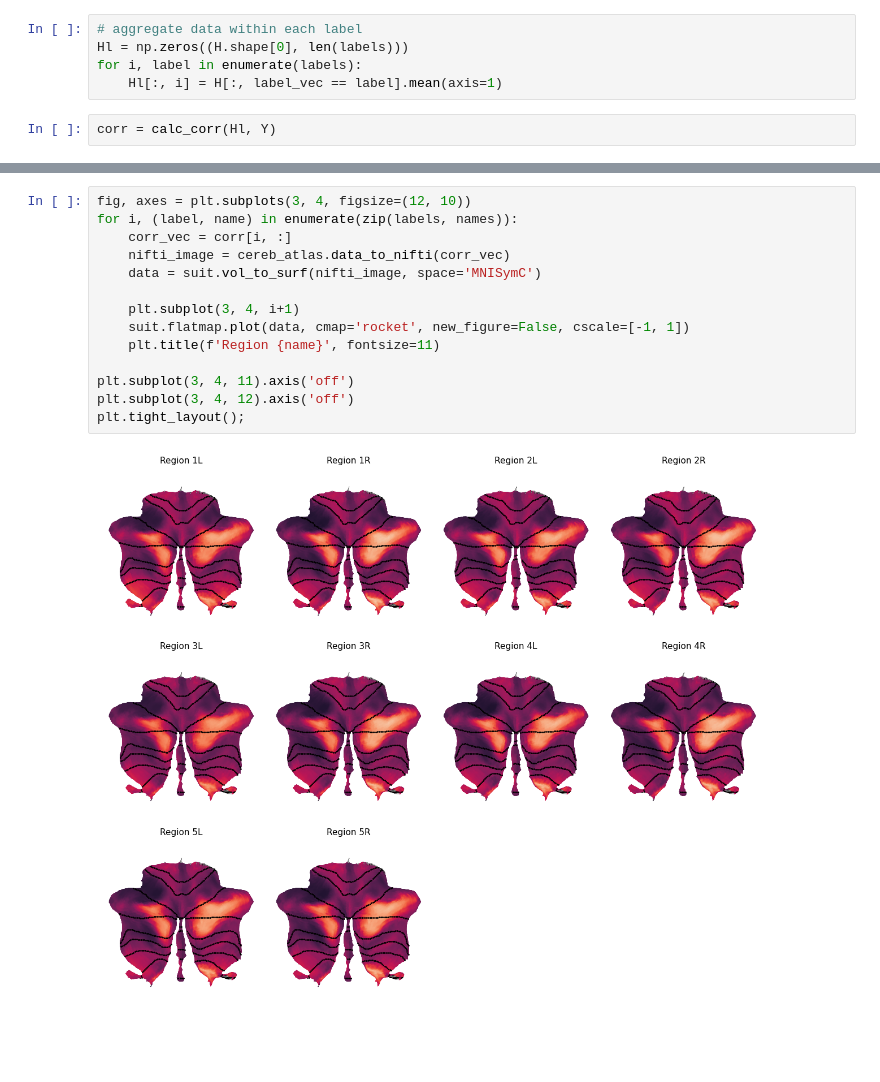
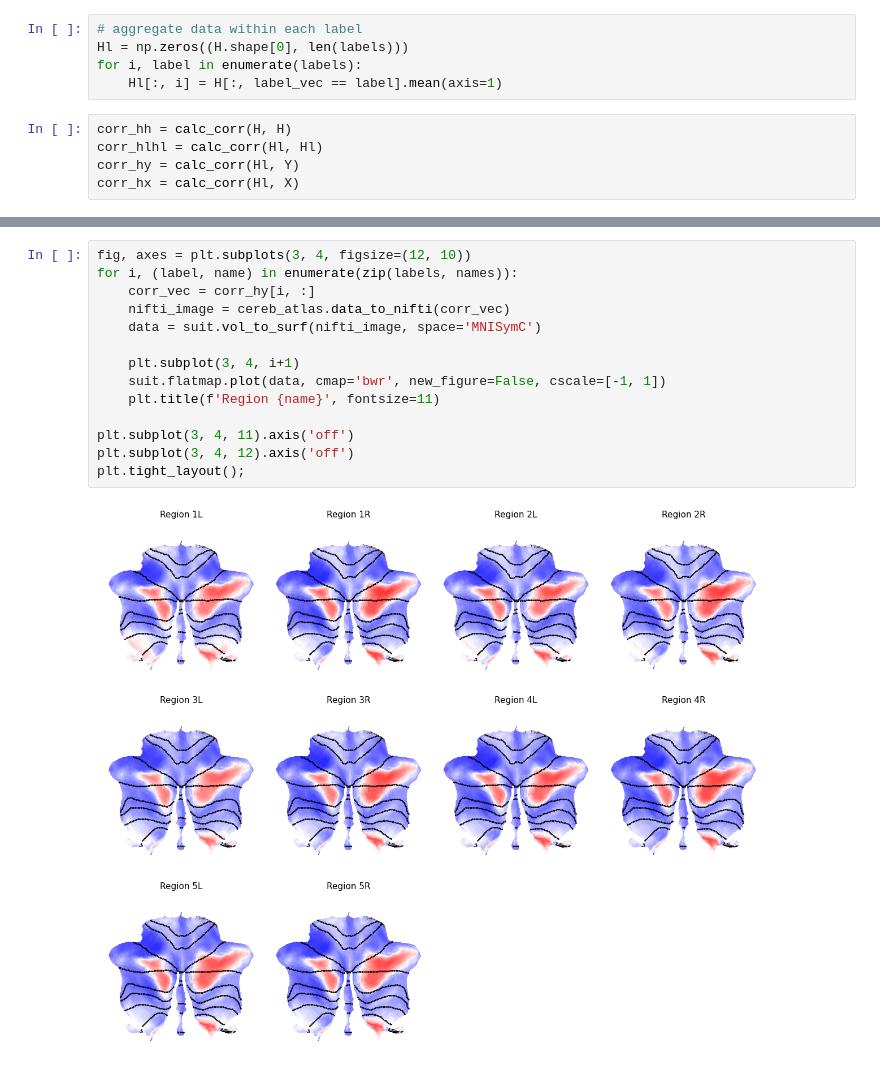
Before and after one commit to DiedrichsenLab/cortico_cereb_connectivity, a Jupyter notebook: notebooks/11. Hippocamp/1. Simple_cor.ipynb, the cells around one changed output, grey strips where cells are left out. Drawn from its saved outputs; the diff is of its cells as text; blank space fills up the shorter version.

```diff
--- a/notebooks/11. Hippocamp/1. Simple_cor.ipynb
+++ b/notebooks/11. Hippocamp/1. Simple_cor.ipynb
@@ -117,4 +123,7 @@ Hl = np.zeros((H.shape[0], len(labels)))
 for i, label in enumerate(labels):
     Hl[:, i] = H[:, label_vec == label].mean(axis=1)
 # %%
-corr = calc_corr(Hl, Y)
+corr_hh = calc_corr(H, H)
+corr_hlhl = calc_corr(Hl, Hl)
+corr_hy = calc_corr(Hl, Y)
+corr_hx = calc_corr(Hl, X)
@@ -127,16 +160,16 @@ sns.heatmap(corr, cmap='coolwarm', center=0, xticklabels=False, yticklabels=Fals
 # %%
 fig, axes = plt.subplots(3, 4, figsize=(12, 10))
 for i, (label, name) in enumerate(zip(labels, names)):
-    corr_vec = corr[i, :]
+    corr_vec = corr_hy[i, :]
     nifti_image = cereb_atlas.data_to_nifti(corr_vec)
     data = suit.vol_to_surf(nifti_image, space='MNISymC')
 
     plt.subplot(3, 4, i+1)
-    suit.flatmap.plot(data, cmap='rocket', new_figure=False, cscale=[-1, 1])
+    suit.flatmap.plot(data, cmap='bwr', new_figure=False, cscale=[-1, 1])
     plt.title(f'Region {name}', fontsize=11)
 
 plt.subplot(3, 4, 11).axis('off')
 plt.subplot(3, 4, 12).axis('off')
 plt.tight_layout();
 # %% [output]
-[figure, old version]
+[figure, new version]
```
Also changed, not shown: parts of 6 cells of this notebook.
